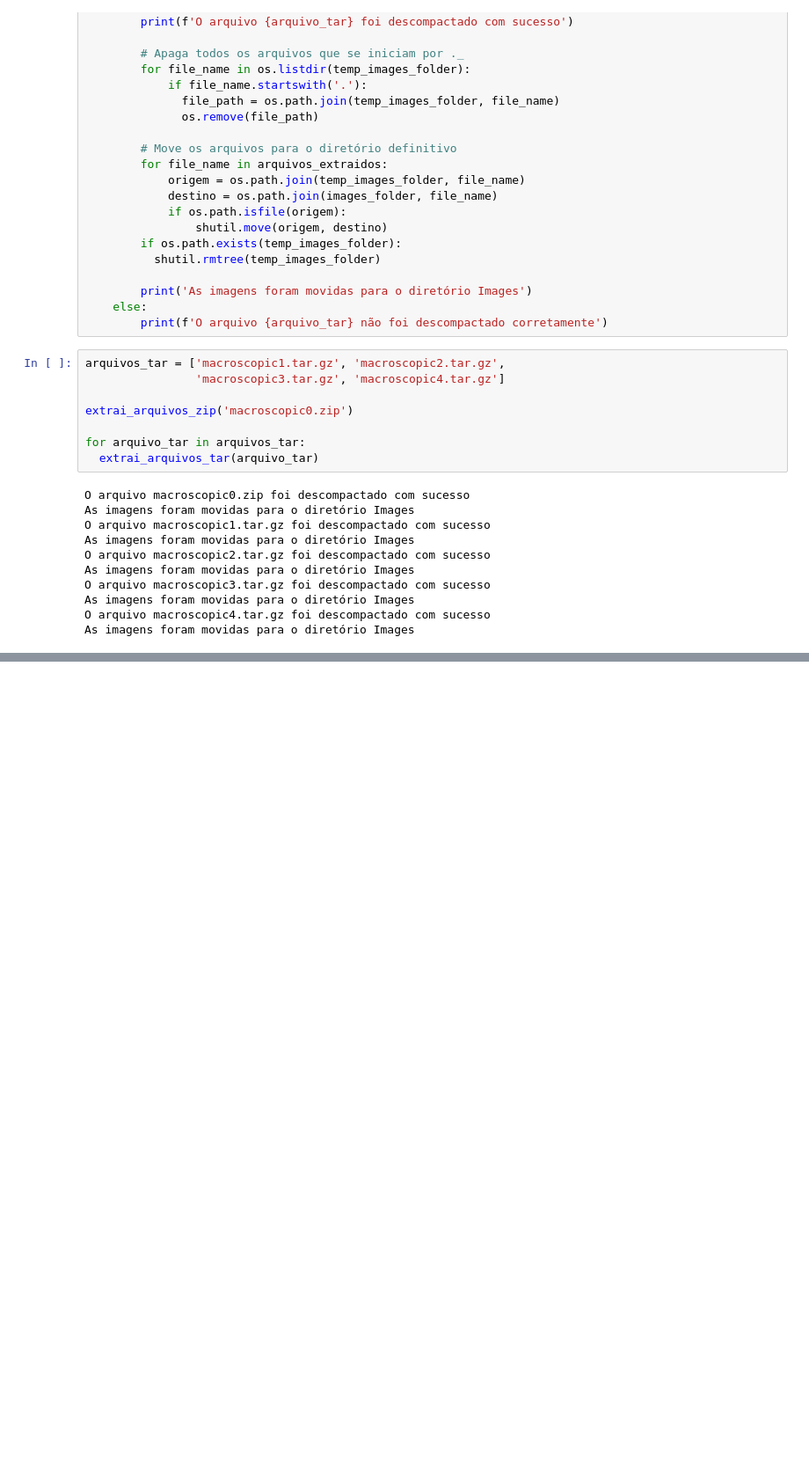
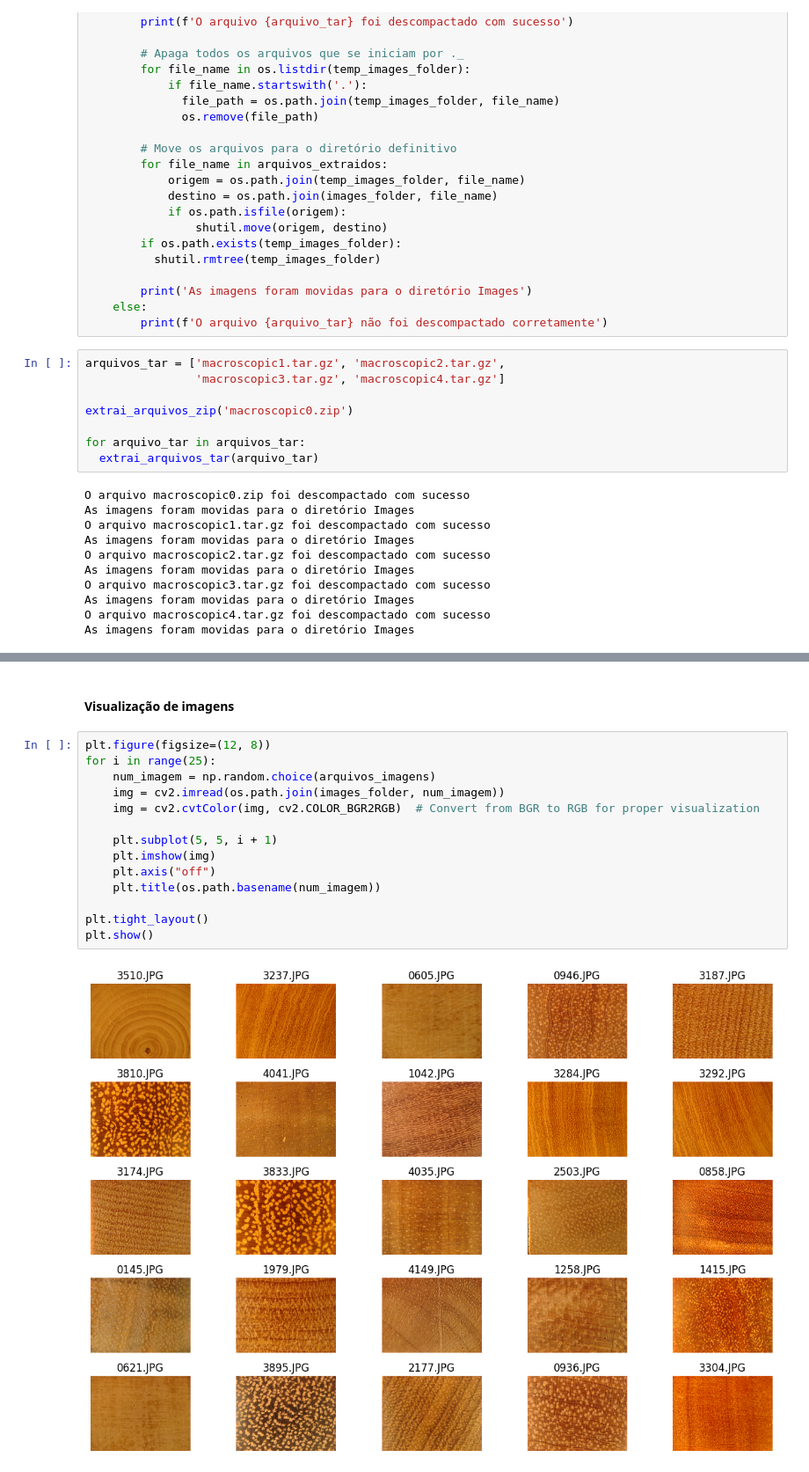
Before and after one commit to andrerizzo/CNN_Model_for_Edge_Devices, a Jupyter notebook: TCC_USP_v1.ipynb, the cells around one changed output, grey strips where cells are left out. Shown at 88% size. Saved outputs shown, nothing was run; the diff lists cells and outputs as text; blank space fills up the shorter version.

```diff
--- a/TCC_USP_v1.ipynb
+++ b/TCC_USP_v1.ipynb
@@ -217,0 +289,18 @@ As imagens foram movidas para o diretório Images
+# %% [markdown]
+#### Visualização de imagens
+# %%
+plt.figure(figsize=(12, 8))
+for i in range(25):
+    num_imagem = np.random.choice(arquivos_imagens)
+    img = cv2.imread(os.path.join(images_folder, num_imagem))
+    img = cv2.cvtColor(img, cv2.COLOR_BGR2RGB)  # Convert from BGR to RGB for proper visualization
+
+    plt.subplot(5, 5, i + 1)
+    plt.imshow(img)
+    plt.axis("off")
+    plt.title(os.path.basename(num_imagem))
+
+plt.tight_layout()
+plt.show()
+# %% [output]
+[figure, added]
```
Also changed, not shown: parts of 11 cells of this notebook.
